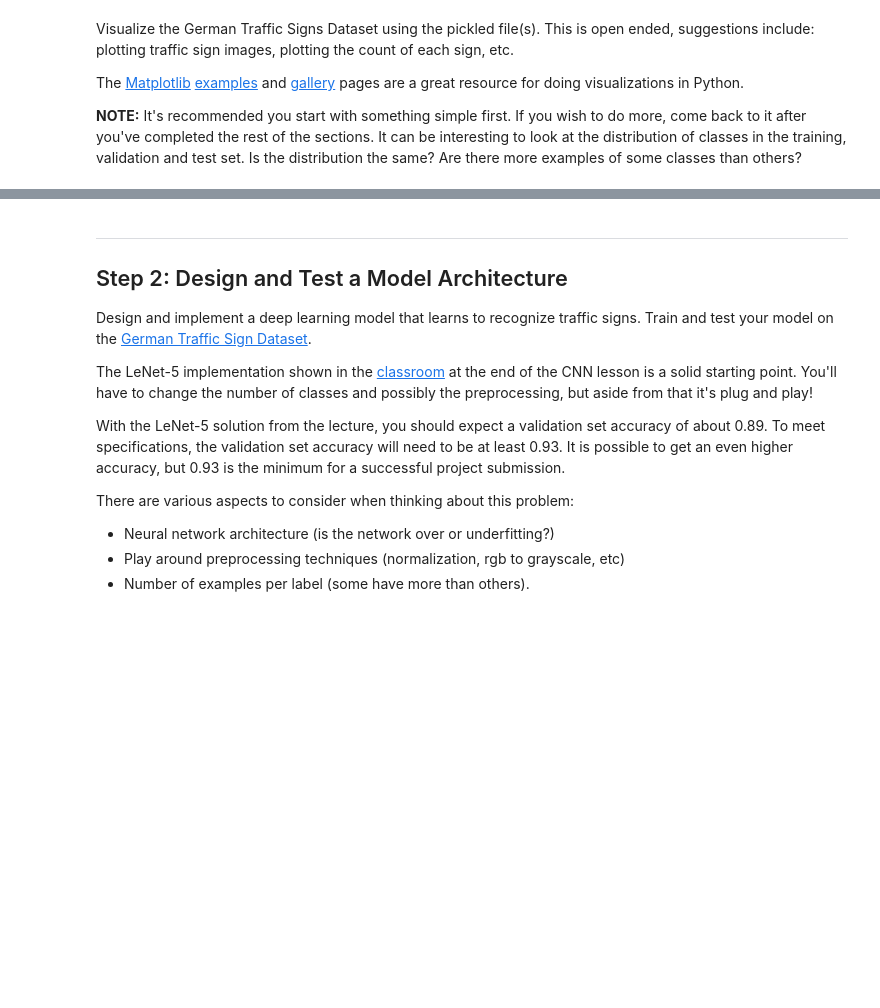
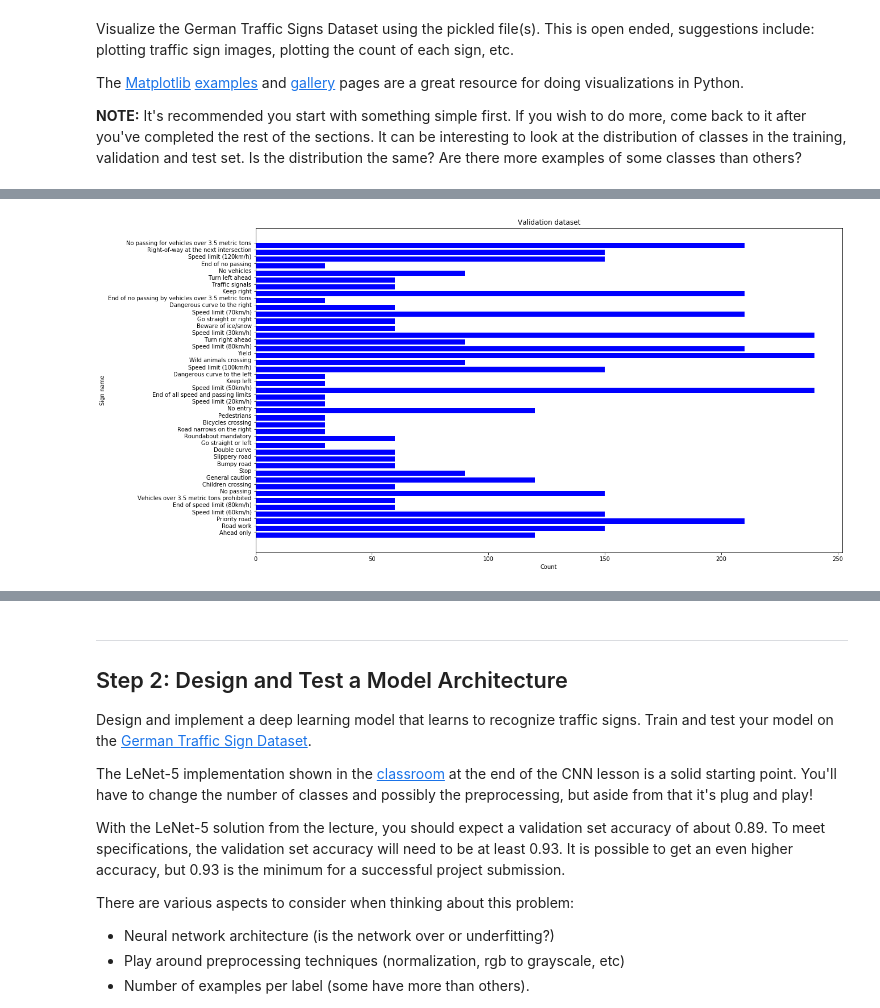
Before and after one commit to romkof/CarND-Traffic-Sign-Classifier-Project, a Jupyter notebook: Traffic_Sign_Classifier.ipynb, the cells around one changed output, grey strips where cells are left out. Saved outputs shown, nothing was run; the diff lists cells and outputs as text; code cells hidden in the pictures; blank space fills up the shorter version.

```diff
--- a/Traffic_Sign_Classifier.ipynb
+++ b/Traffic_Sign_Classifier.ipynb
@@ -147,0 +176,4 @@ display_dataset(train)
+# %%
+display_counter_bar(counter_valid, "Validation dataset")
+# %% [output]
+[figure, added]
```
Also changed, not shown: parts of 8 cells of this notebook.
